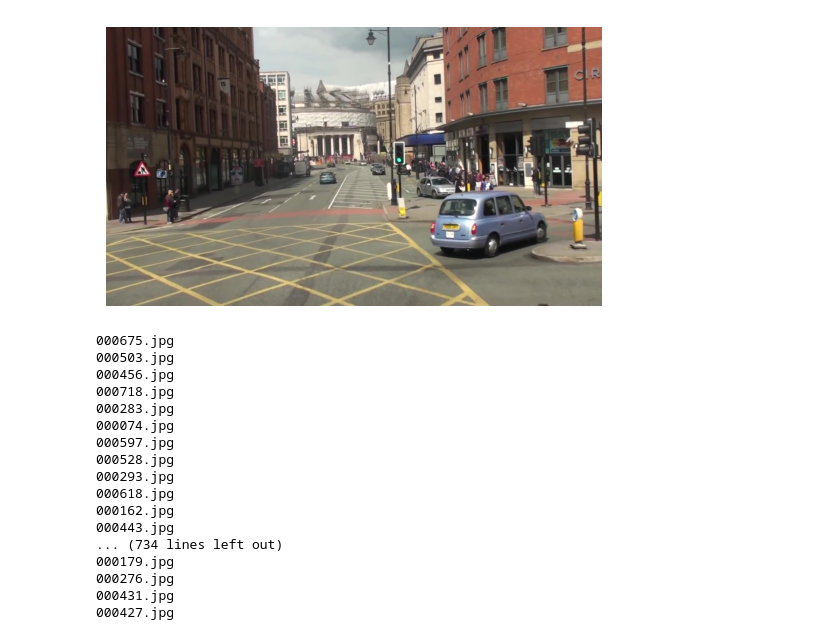
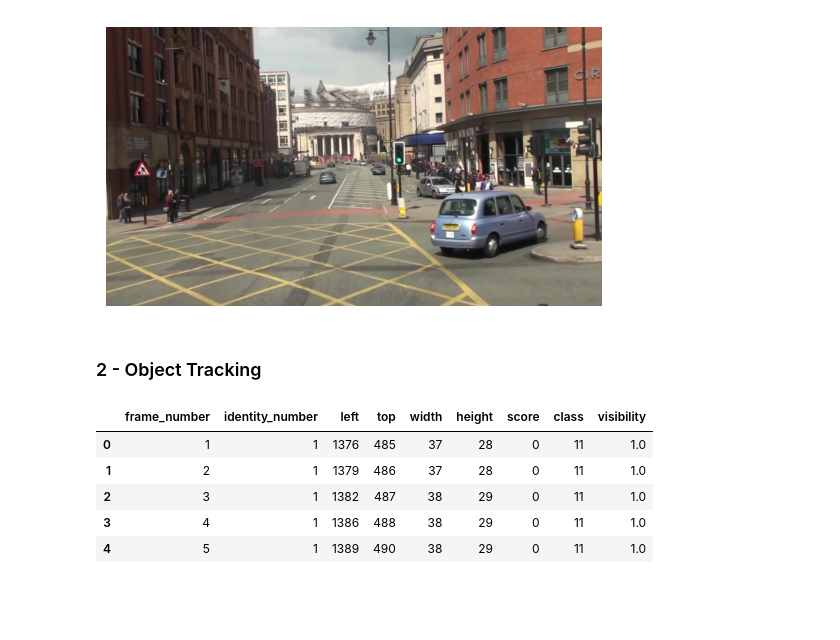
Before and after one commit to TugrulhanKeskin/Object-Detection, a Jupyter notebook: 12-Exploratory-Data-Analysis/eda.ipynb, the cells around one changed output. Saved outputs shown, nothing was run; the diff lists cells and outputs as text; code cells hidden in the pictures; blank space fills up the shorter version.

Commit message:
car tracking

```diff
--- a/12-Exploratory-Data-Analysis/eda.ipynb
+++ b/12-Exploratory-Data-Analysis/eda.ipynb
@@ -28,26 +30,9 @@ out = cv2.VideoWriter(pathOut, cv2.VideoWriter_fourcc(*'mp4v'), fps, size, True)
 
 # tüm görselleri videoya çeviriyoruz
 for i in files:
-    print(i)
     filename = pathIn +"//"+ i
     img = cv2.imread(filename)
     out.write(img)
 out.release()
-# %% [output]
-000675.jpg
-000503.jpg
-000456.jpg
-000718.jpg
-000283.jpg
-000074.jpg
-000597.jpg
-000528.jpg
-000293.jpg
-000618.jpg
-000162.jpg
-000443.jpg
-... (734 lines left out)
-000179.jpg
-000276.jpg
-000431.jpg
-000427.jpg
+# %% [markdown]
+### 2 - Object Tracking
@@ -53,0 +49,15 @@ out.release()
+# %%
+# gt dosyasındaki verilerin etiketleri
+col_list = ["frame_number", "identity_number", "left", "top", "width", "height", "score", "class", "visibility"]
+
+# gt dosyasını okuyoruz
+data = pd.read_csv("gt.txt",  names=col_list)
+
+data.head()
+# %% [output]
+|  | frame_number | identity_number | left | top | width | height | score | class | visibility |
+| 0 | 1 | 1 | 1376 | 485 | 37 | 28 | 0 | 11 | 1.0 |
+| 1 | 2 | 1 | 1379 | 486 | 37 | 28 | 0 | 11 | 1.0 |
+| 2 | 3 | 1 | 1382 | 487 | 38 | 29 | 0 | 11 | 1.0 |
+| 3 | 4 | 1 | 1386 | 488 | 38 | 29 | 0 | 11 | 1.0 |
+| 4 | 5 | 1 | 1389 | 490 | 38 | 29 | 0 | 11 | 1.0 |
```
Also changed, not shown: parts of 5 cells of this notebook, 2 other files.
